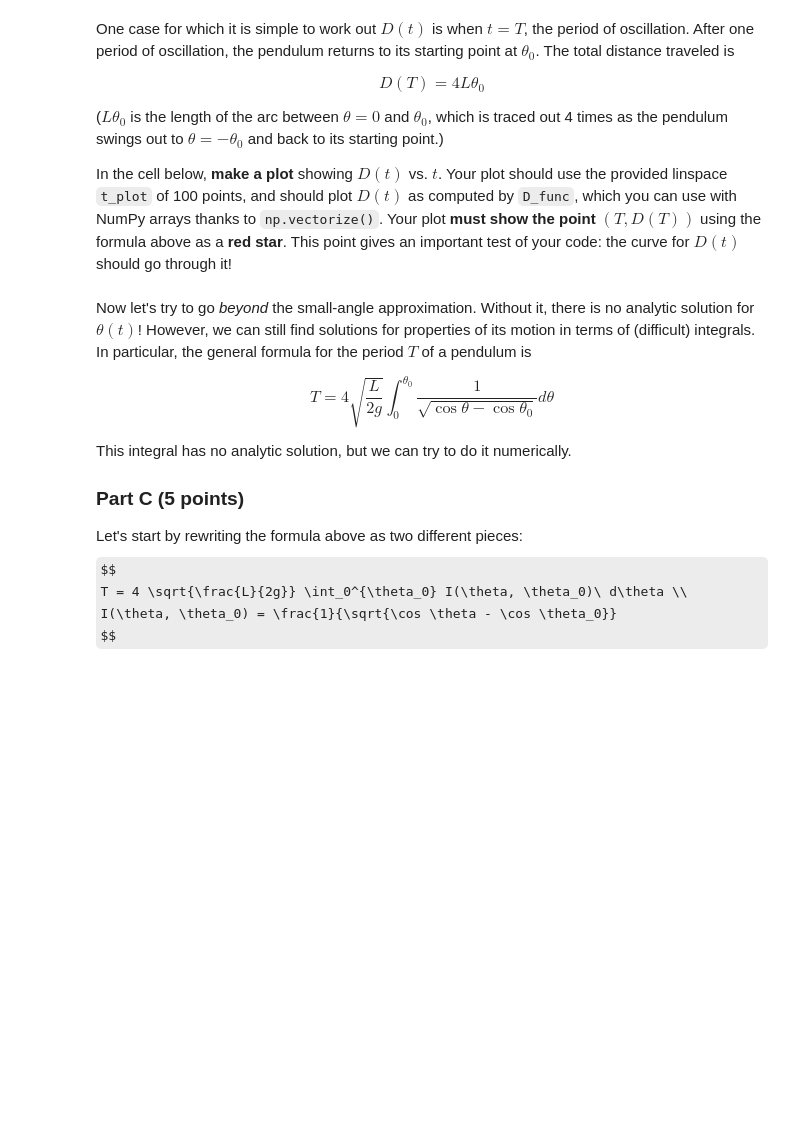
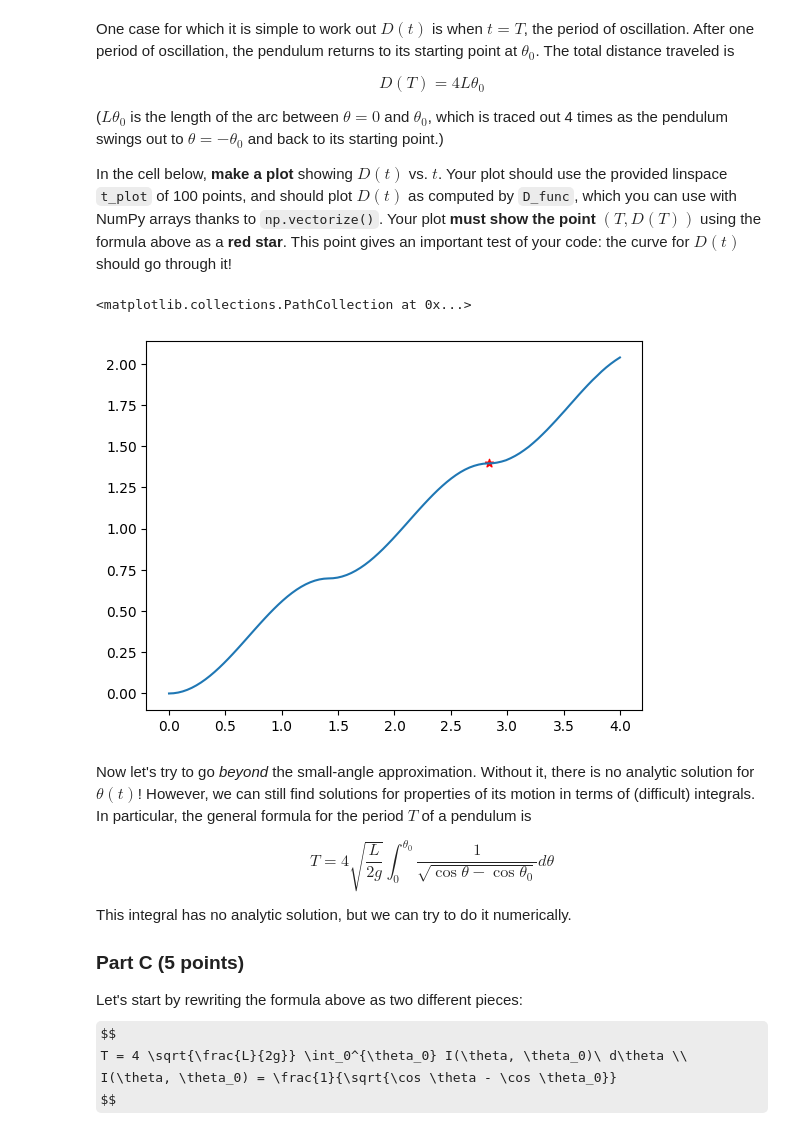
Before and after one commit to mohammeddevOG/PHYS2600, a Jupyter notebook: homework/hw04/hw04.ipynb, the cells around one changed output. Saved outputs shown, nothing was run; the diff lists cells and outputs as text; code cells hidden in the pictures; some formulas as TeX source; blank space fills up the shorter version.

```diff
--- a/homework/hw04/hw04.ipynb
+++ b/homework/hw04/hw04.ipynb
@@ -94,7 +94,9 @@ theta_0 = 10 * np.pi / 180  # 10 degrees
 def dist_small_angle(t, N=100):
     t_int = np.linspace(0, t, N)
     # YOUR IMPLEMENTATION HERE
-    D = theta_0 * np.sqrt(g * L) * np.sum(np.abs(np.sin(np.sqrt(g / L) * t_int)))
+    integral_base = np.abs(np.sin(np.sqrt(g / L) * t_int))
+    D = (theta_0 * np.sqrt(g * L)) * np.trapezoid(integral_base, t_int)
+
     return D
 # %% [markdown]
 One case for which it is simple to work out $D(t)$ is when $t=T$, the period of oscillation.  After one period of oscillation, the pendulum returns to its starting point at $\theta_0$.  The total distance traveled is
@@ -114,3 +111,17 @@ plt.scatter(4, 4 * L * theta_0, color='r', marker='*')
+# %%
+t_plot = np.linspace(0, 4, 100)
+D_func = np.vectorize(dist_small_angle)
+
+T = 2 * np.pi * np.sqrt(L / g) # First I need to figure out teh Period.
+
+plt.plot(t_plot, D_func(t_plot)) # Plotting the D(t) vs t adn the issue I face here
+                                 # I keep using teh period insted of the time and I got a curve not intersecting with the red start
+                                 # So after a a lot of debuggin I figure it out!
+
+plt.scatter(T, 4 * L * theta_0, color='r', marker='*') # Plot the red star at (T, 4*L*theta_0)
+# %% [output]
+<matplotlib.collections.PathCollection at 0x...>
+[figure, added]
 # %% [markdown]
 Now let's try to go _beyond_ the small-angle approximation.  Without it, there is no analytic solution for $\theta(t)$!  However, we can still find solutions for properties of its motion in terms of (difficult) integrals.  In particular, the general formula for the period $T$ of a pendulum is
 
```
Also changed, not shown: parts of 16 cells of this notebook.
